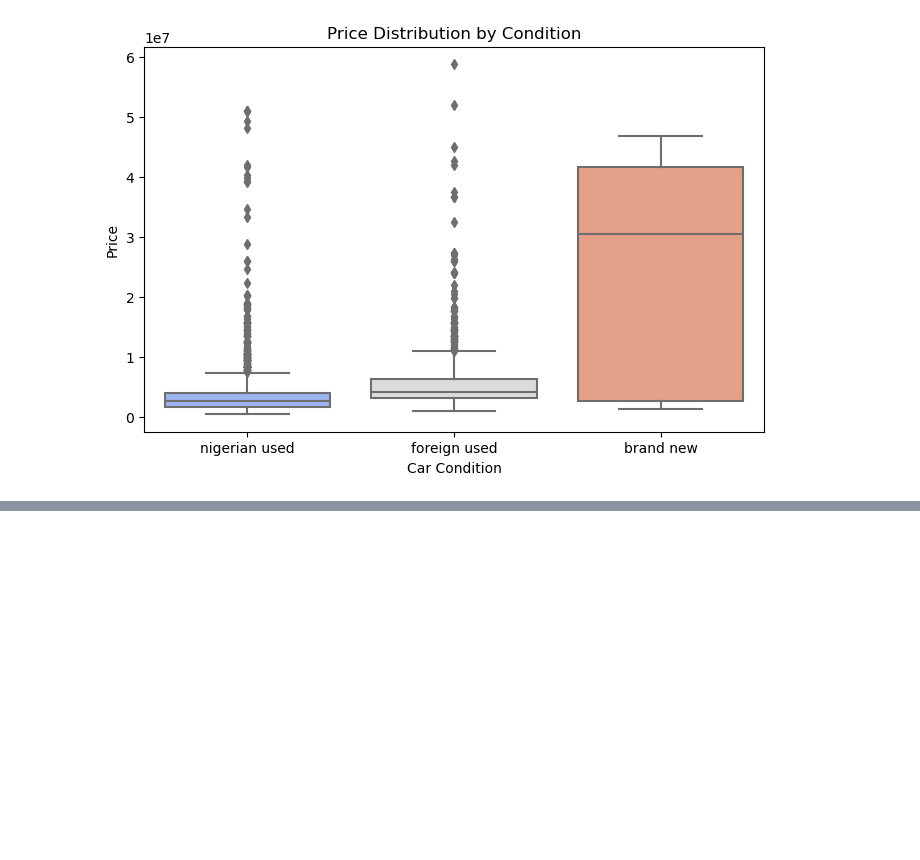
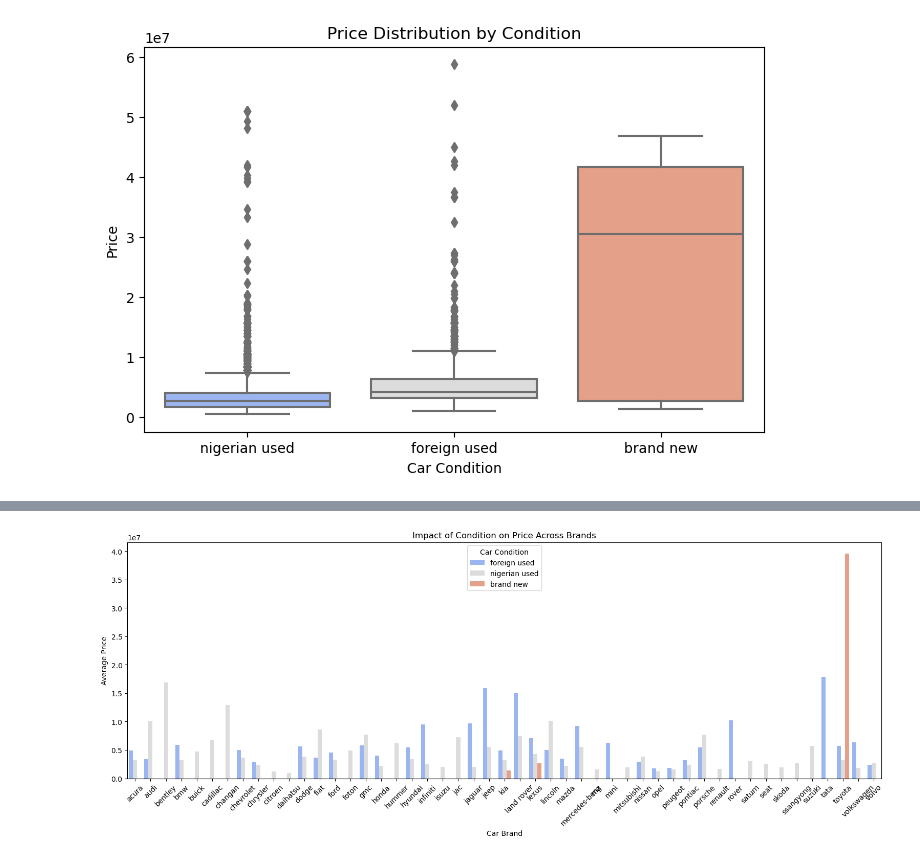
Before and after one commit to Tebrihk/Alpha_motors_dashboard, a Jupyter notebook: Python_Analysis/Alpha_motors.ipynb, the cells around one changed output, grey strips where cells are left out. Saved outputs shown, nothing was run; the diff lists cells and outputs as text; code cells hidden in the pictures; blank space fills up the shorter version.

```diff
--- a/Python_Analysis/Alpha_motors.ipynb
+++ b/Python_Analysis/Alpha_motors.ipynb
@@ -354,3 +347,9 @@ plt.ylabel("Price")
 plt.show()
 # %% [output]
 [figure]
+# %%
+# let us compare across different brands
+brand_condition_price = df.groupby(['Make', 'Condition'])['Price'].mean().reset_index()
+
+print("Average Price Based on Condition and Brand:")
+print(brand_condition_price)
@@ -356,0 +372,12 @@ plt.show()
+# %%
+plt.figure(figsize=(19, 6))
+sns.barplot(data=brand_condition_price, x='Make', y='Price', hue='Condition', palette="coolwarm")
+
+plt.xticks(rotation=45)
+plt.title("Impact of Condition on Price Across Brands")
+plt.xlabel("Car Brand")
+plt.ylabel("Average Price")
+plt.legend(title="Car Condition")
+plt.show()
+# %% [output]
+[figure, added]
```
Also changed, not shown: parts of 14 cells of this notebook, 1 other file.
